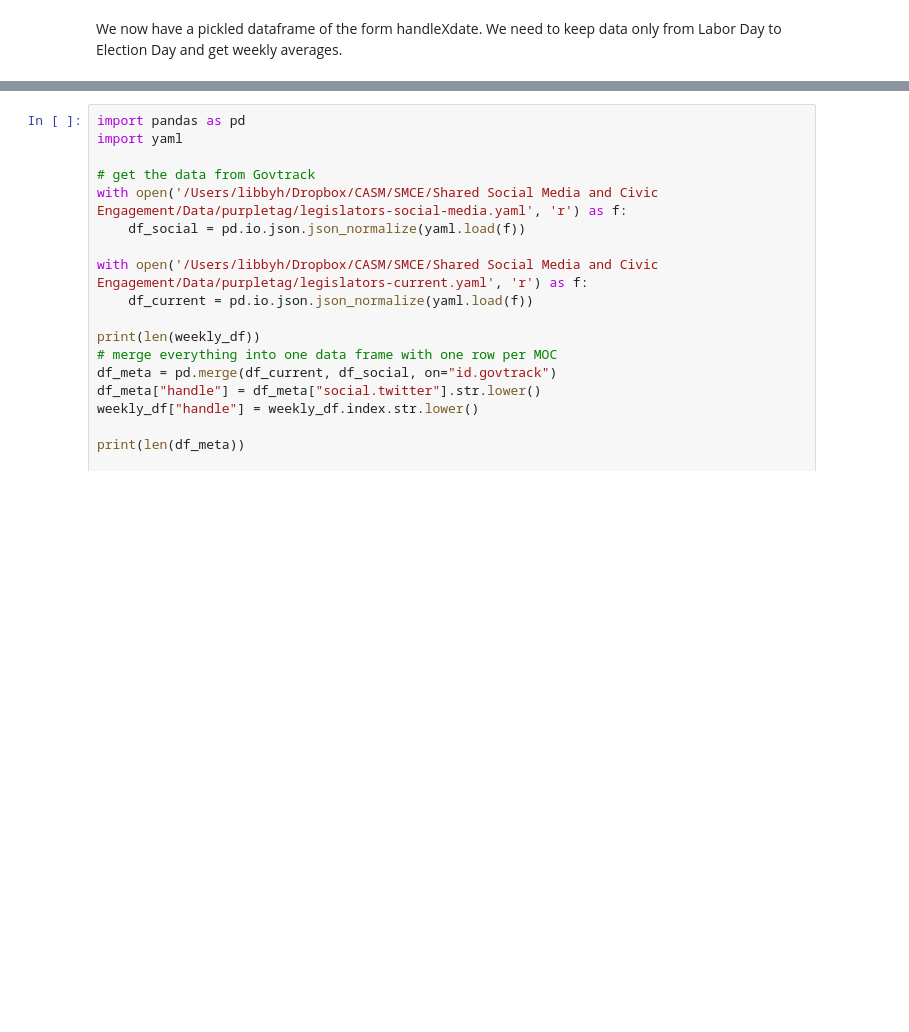
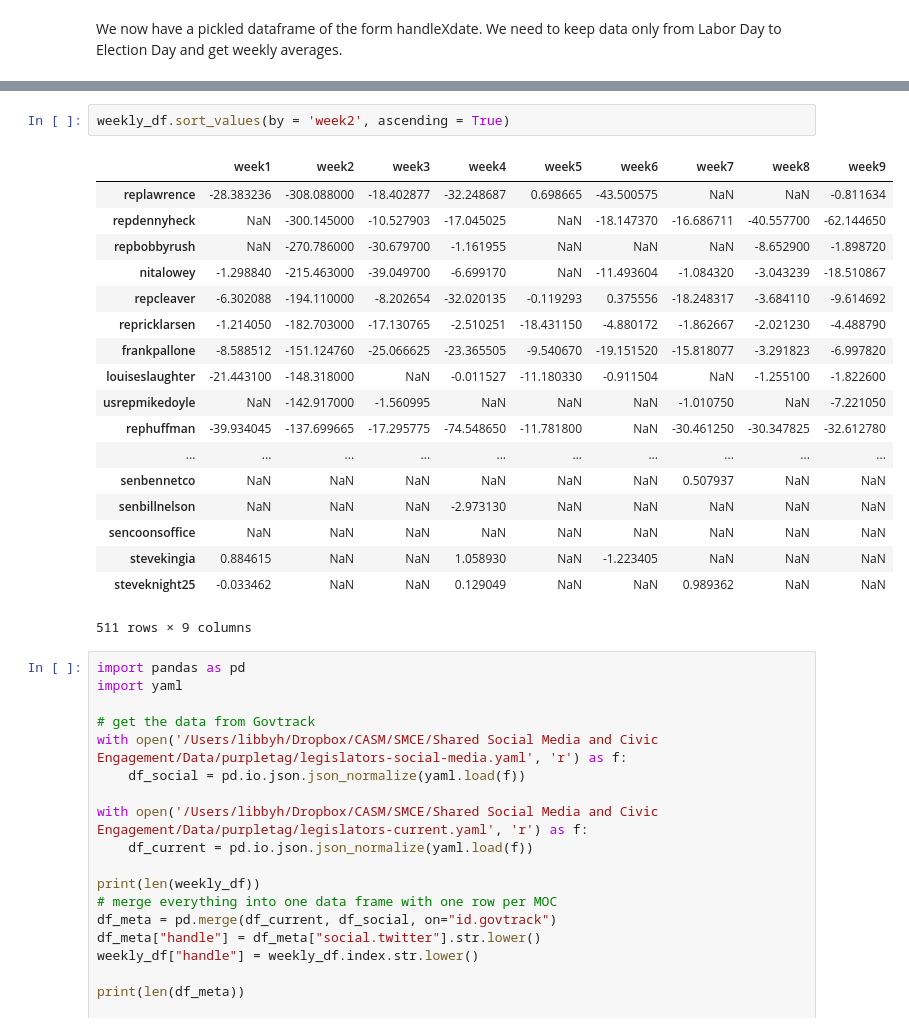
Before and after one commit to libbyh/purpletag, a Jupyter notebook: 2016-election-study/2016_election.ipynb, the cells around one changed output, grey strips where cells are left out. Cells and saved outputs as stored; diff of their text form; blank space fills up the shorter version.

```diff
--- a/2016-election-study/2016_election.ipynb
+++ b/2016-election-study/2016_election.ipynb
@@ -129,4 +158,25 @@ weekly_df
 511 rows × 9 columns
+# %%
+weekly_df.sort_values(by = 'week2', ascending = True)
+# %% [output]
+|  | week1 | week2 | week3 | week4 | week5 | week6 | week7 | week8 | week9 |
+| replawrence | -28.383236 | -308.088000 | -18.402877 | -32.248687 | 0.698665 | -43.500575 | NaN | NaN | -0.811634 |
+| repdennyheck | NaN | -300.145000 | -10.527903 | -17.045025 | NaN | -18.147370 | -16.686711 | -40.557700 | -62.144650 |
+| repbobbyrush | NaN | -270.786000 | -30.679700 | -1.161955 | NaN | NaN | NaN | -8.652900 | -1.898720 |
+| nitalowey | -1.298840 | -215.463000 | -39.049700 | -6.699170 | NaN | -11.493604 | -1.084320 | -3.043239 | -18.510867 |
+| repcleaver | -6.302088 | -194.110000 | -8.202654 | -32.020135 | -0.119293 | 0.375556 | -18.248317 | -3.684110 | -9.614692 |
+| repricklarsen | -1.214050 | -182.703000 | -17.130765 | -2.510251 | -18.431150 | -4.880172 | -1.862667 | -2.021230 | -4.488790 |
+| frankpallone | -8.588512 | -151.124760 | -25.066625 | -23.365505 | -9.540670 | -19.151520 | -15.818077 | -3.291823 | -6.997820 |
+| louiseslaughter | -21.443100 | -148.318000 | NaN | -0.011527 | -11.180330 | -0.911504 | NaN | -1.255100 | -1.822600 |
+| usrepmikedoyle | NaN | -142.917000 | -1.560995 | NaN | NaN | NaN | -1.010750 | NaN | -7.221050 |
+| rephuffman | -39.934045 | -137.699665 | -17.295775 | -74.548650 | -11.781800 | NaN | -30.461250 | -30.347825 | -32.612780 |
+| ... | ... | ... | ... | ... | ... | ... | ... | ... | ... |
+| senbennetco | NaN | NaN | NaN | NaN | NaN | NaN | 0.507937 | NaN | NaN |
+| senbillnelson | NaN | NaN | NaN | -2.973130 | NaN | NaN | NaN | NaN | NaN |
+| sencoonsoffice | NaN | NaN | NaN | NaN | NaN | NaN | NaN | NaN | NaN |
+| stevekingia | 0.884615 | NaN | NaN | 1.058930 | NaN | -1.223405 | NaN | NaN | NaN |
+| steveknight25 | -0.033462 | NaN | NaN | 0.129049 | NaN | NaN | 0.989362 | NaN | NaN |
+511 rows × 9 columns
 # %%
 import pandas as pd
 import yaml
```
Also changed, not shown: parts of 21 cells of this notebook.
